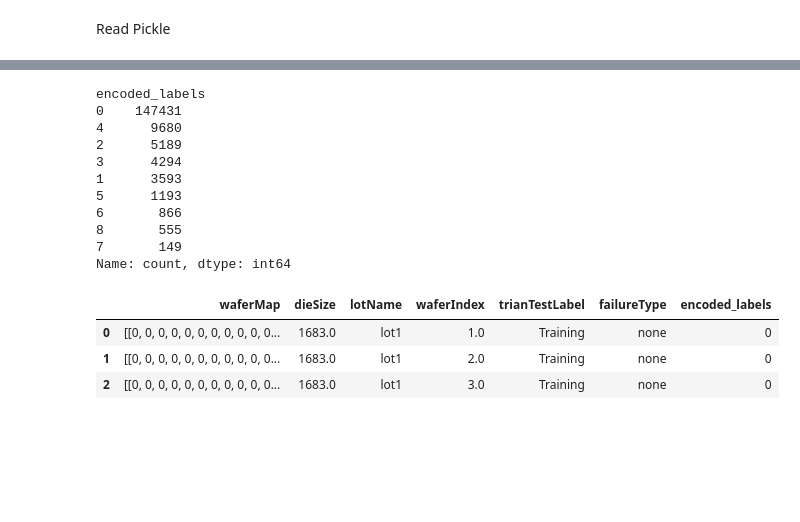
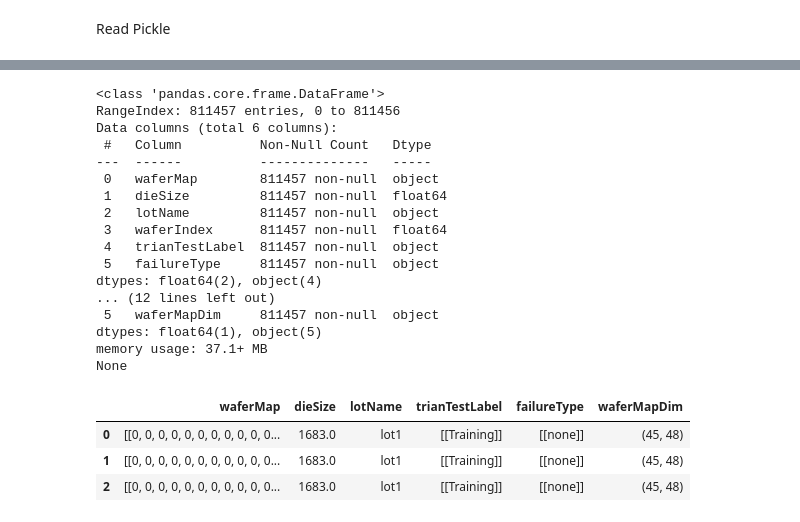
Before and after one commit to davidguo123456/Wafer-Defect-CNN, a Jupyter notebook: main.ipynb, the cells around one changed output, grey strips where cells are left out. Cells and saved outputs as stored; diff of their text form; code cells hidden in the pictures; blank space fills up the shorter version.

```diff
--- a/main.ipynb
+++ b/main.ipynb
@@ -67,40 +19,38 @@ Label list:  ['none' 'Loc' 'Edge-Loc' 'Center' 'Edge-Ring' 'Scratch' 'Random'
-# %%
-class2idx = {
-    'none': 0,
-    'Loc': 1,
-    'Edge-Loc': 2,
-    'Center': 3,
-    'Edge-Ring': 4,
-    'Scratch': 5,
-    'Random': 6,
-    'Near-full': 7,
-    'Donut': 8
-}
-idx2class = {v: k for k, v in class2idx.items()}
-
-class2idx_json_path = "./config_class2idx.json"
-with open(class2idx_json_path, "w") as f:
-    json.dump(class2idx, f)
-
-df_with_label["encoded_labels"] = df_with_label["failureType"].replace(class2idx)
-
-print(df_with_label["encoded_labels"].value_counts())
-df_with_label.reset_index(inplace=True, drop=True)
-df_with_label.to_pickle("./LSWMD_25519.pkl")
-df_with_label.head(3)
-# %% [output]
-encoded_labels
-0    147431
-4      9680
-2      5189
-3      4294
-1      3593
-5      1193
-6       866
-8       555
-7       149
-Name: count, dtype: int64
-|  | waferMap | dieSize | lotName | waferIndex | trianTestLabel | failureType | encoded_labels |
-| 0 | [[0, 0, 0, 0, 0, 0, 0, 0, 0, 0, 0... | 1683.0 | lot1 | 1.0 | Training | none | 0 |
-| 1 | [[0, 0, 0, 0, 0, 0, 0, 0, 0, 0, 0... | 1683.0 | lot1 | 2.0 | Training | none | 0 |
-| 2 | [[0, 0, 0, 0, 0, 0, 0, 0, 0, 0, 0... | 1683.0 | lot1 | 3.0 | Training | none | 0 |
+# %%
+df = pd.read_pickle("./input/wm811k-wafer-map/LSWMD.pkl")
+df.info()
+df = df.drop(['waferIndex'], axis = 1)
+
+def find_dim(x):
+    dim0=np.size(x,axis=0)
+    dim1=np.size(x,axis=1)
+    return dim0,dim1
+df['waferMapDim']=df.waferMap.apply(find_dim)
+df.sample(5)
+
+print(max(df.waferMapDim), min(df.waferMapDim))
+
+print(df.info())
+display(df.head(3))
+# %% [output]
+<class 'pandas.core.frame.DataFrame'>
+RangeIndex: 811457 entries, 0 to 811456
+Data columns (total 6 columns):
+ #   Column          Non-Null Count   Dtype
+---  ------          --------------   -----
+ 0   waferMap        811457 non-null  object
+ 1   dieSize         811457 non-null  float64
+ 2   lotName         811457 non-null  object
+ 3   waferIndex      811457 non-null  float64
+ 4   trianTestLabel  811457 non-null  object
+ 5   failureType     811457 non-null  object
+dtypes: float64(2), object(4)
+... (12 lines left out)
+ 5   waferMapDim     811457 non-null  object
+dtypes: float64(1), object(5)
+memory usage: 37.1+ MB
+None
+|  | waferMap | dieSize | lotName | trianTestLabel | failureType | waferMapDim |
+| 0 | [[0, 0, 0, 0, 0, 0, 0, 0, 0, 0, 0... | 1683.0 | lot1 | [[Training]] | [[none]] | (45, 48) |
+| 1 | [[0, 0, 0, 0, 0, 0, 0, 0, 0, 0, 0... | 1683.0 | lot1 | [[Training]] | [[none]] | (45, 48) |
+| 2 | [[0, 0, 0, 0, 0, 0, 0, 0, 0, 0, 0... | 1683.0 | lot1 | [[Training]] | [[none]] | (45, 48) |
```
Also changed, not shown: parts of 15 cells of this notebook, 1 other file.
